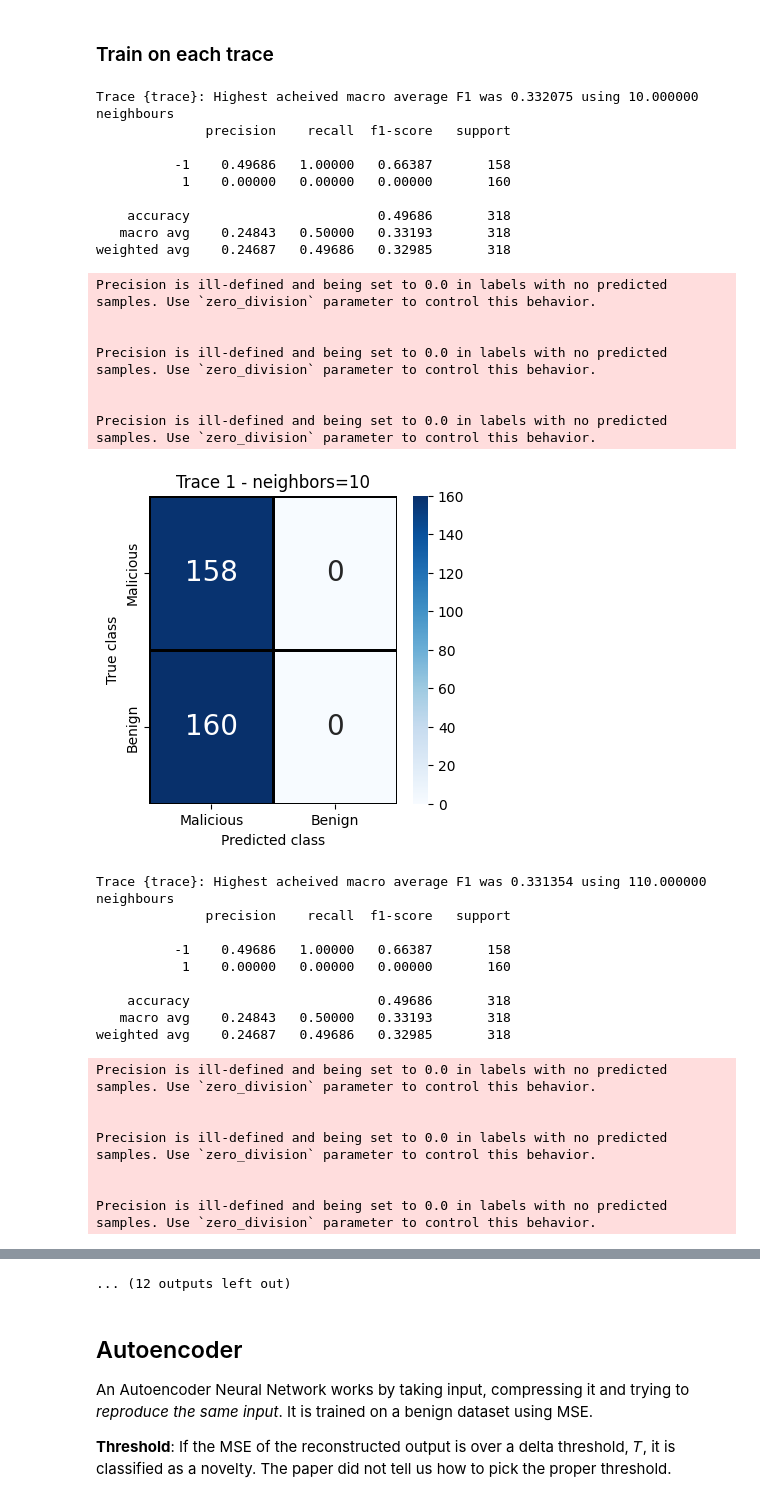
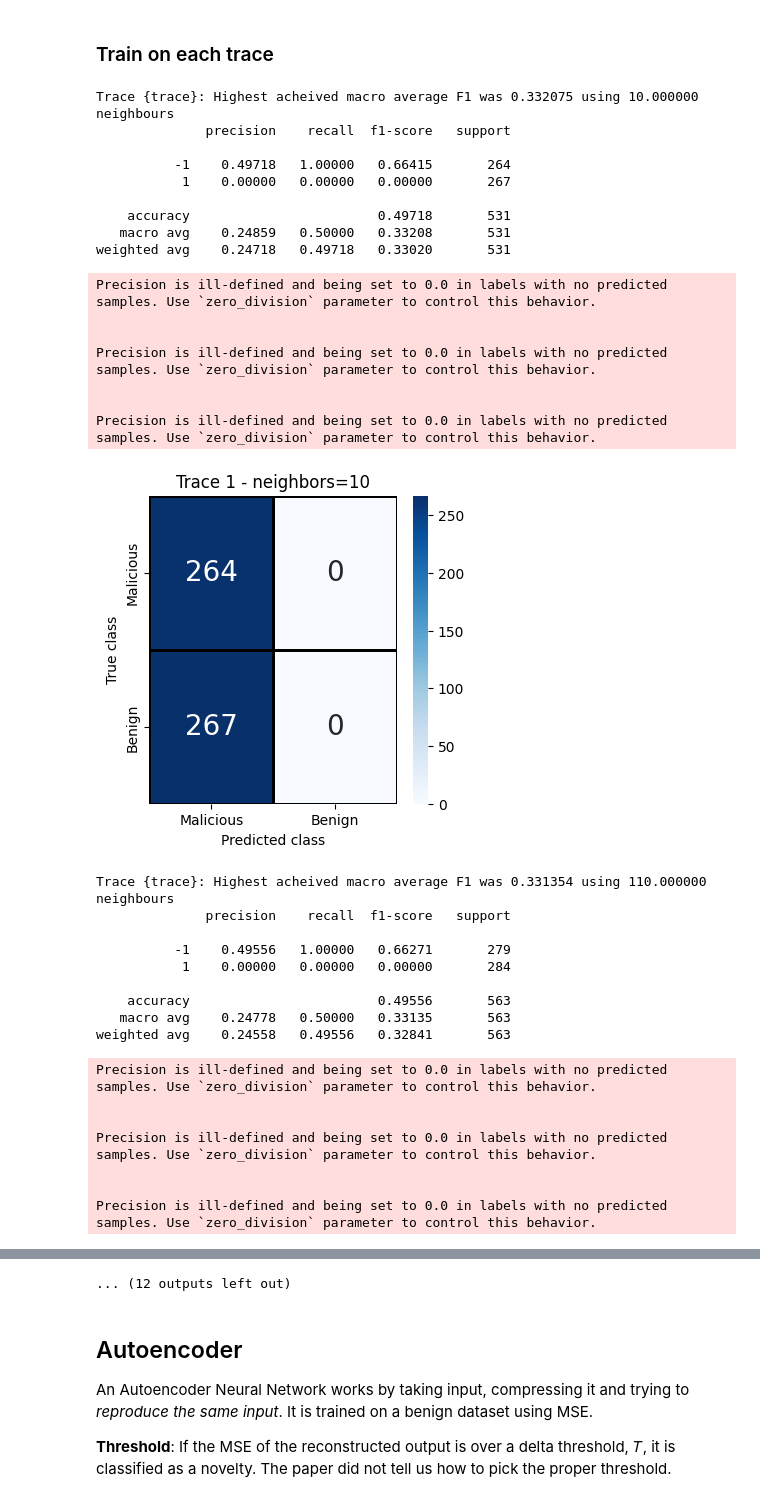
Before and after one commit to gitkeniwo/gps-spoofing-detection, a Jupyter notebook: notebooks/whelan.ipynb, the cells around one changed output, grey strips where cells are left out. Saved outputs shown, nothing was run; the diff lists cells and outputs as text; code cells hidden in the pictures.

```diff
--- a/notebooks/whelan.ipynb
+++ b/notebooks/whelan.ipynb
@@ -490,6 +477,13 @@ df_train_lof
 | 3277 | 0.926639 | 0.454571 | 0.685102 |
 3278 rows × 3 columns
 # %%
+trace = 4
+spoofed_data = data_preprocessing('../data/drive-me-not/spoofed/spoofed_trace'+str(trace)+'.csv',
+                                selected_attributes= ['GPS_lat', 'GPS_long', 'Time', 'vx', 'vy', 'ax', 'ay', 'spoofed'],
+                                trace_num=trace)
+
+spoofed_for_test = process_spoofed_data(spoofed_data, scaler, pca_train)
+
 label_lof = spoofed_for_test.label.apply(lambda x: 1 if x == 0 else -1)
 spoofed_for_test['label_lof'] = label_lof
 spoofed_for_test
@@ -525,6 +519,17 @@ neighbor_opt, fscore = optimize_LocalOutlierFactor(
     neighbors_arange=(10,3000,100)
     )
 
+lof = LocalOutlierFactor(n_neighbors=neighbor_opt,
+                        novelty=True, # novelty detection
+                        contamination=0.1, # percentage of outliers
+                        n_jobs=-1, # using all processors
+                        )
+lof.fit(df_train_lof.values)
+
+y_pred = lof.predict(spoofed_for_test[['pca-one', 'pca-two', 'pca-three']].values)
+y_true = spoofed_for_test.label_lof
+conf_matrix = metrics.confusion_matrix(y_true, y_pred)
+
 print("Highest acheived macro average F1 was %f using %f neighbours" % (fscore, neighbor_opt))
 print(metrics.classification_report(y_true, y_pred, digits=5))
 print(conf_matrix)
@@ -542,48 +567,59 @@ for trace in range(1, 9):
     spoofed_for_test = process_spoofed_data(spoofed_data, scaler, pca_train)
 
     label_lof = spoofed_for_test.label.apply(lambda x: 1 if x == 0 else -1)
     spoofed_for_test['label_lof'] = label_lof
     spoofed_for_test
 
     neighbor_opt, fscore = optimize_LocalOutlierFactor(
     df_train_lof,
     spoofed_for_test,
     neighbors_arange=(10,3000,100)
     )
 
+    lof = LocalOutlierFactor(n_neighbors=neighbor_opt,
+                        novelty=True, # novelty detection
+                        contamination=0.1, # percentage of outliers
+                        n_jobs=-1, # using all processors
+                        )
+    lof.fit(df_train_lof.values)
+
+    y_pred = lof.predict(spoofed_for_test[['pca-one', 'pca-two', 'pca-three']].values)
+    y_true = spoofed_for_test.label_lof
+    conf_matrix = metrics.confusion_matrix(y_true, y_pred)
+
     print("Trace {trace}: Highest acheived macro average F1 was %f using %f neighbours" % (fscore, neighbor_opt))
     print(metrics.classification_report(y_true, y_pred, digits=5))
 
     plot_cf_matrix(conf_matrix,
                 title=f'Trace {trace} - neighbors={neighbor_opt}',
                 path=f'../outputs/img/lof/trace{trace}_cf_matrix_neighbor_{neighbor_opt}.png')
 # %% [output]
 Trace {trace}: Highest acheived macro average F1 was 0.332075 using 10.000000 neighbours
               precision    recall  f1-score   support
 
-          -1    0.49686   1.00000   0.66387       158
-           1    0.00000   0.00000   0.00000       160
+          -1    0.49718   1.00000   0.66415       264
+           1    0.00000   0.00000   0.00000       267
 
-    accuracy                        0.49686       318
-   macro avg    0.24843   0.50000   0.33193       318
-weighted avg    0.24687   0.49686   0.32985       318
+    accuracy                        0.49718       531
+   macro avg    0.24859   0.50000   0.33208       531
+weighted avg    0.24718   0.49718   0.33020       531
 Precision is ill-defined and being set to 0.0 in labels with no predicted samples. Use `zero_division` parameter to control this behavior.
 
 
 Precision is ill-defined and being set to 0.0 in labels with no predicted samples. Use `zero_division` parameter to control this behavior.
 
 
 Precision is ill-defined and being set to 0.0 in labels with no predicted samples. Use `zero_division` parameter to control this behavior.
-[figure, old version]
+[figure, new version]
 Trace {trace}: Highest acheived macro average F1 was 0.331354 using 110.000000 neighbours
               precision    recall  f1-score   support
 
-          -1    0.49686   1.00000   0.66387       158
-           1    0.00000   0.00000   0.00000       160
+          -1    0.49556   1.00000   0.66271       279
+           1    0.00000   0.00000   0.00000       284
 
-    accuracy                        0.49686       318
-   macro avg    0.24843   0.50000   0.33193       318
-weighted avg    0.24687   0.49686   0.32985       318
+    accuracy                        0.49556       563
+   macro avg    0.24778   0.50000   0.33135       563
+weighted avg    0.24558   0.49556   0.32841       563
 Precision is ill-defined and being set to 0.0 in labels with no predicted samples. Use `zero_division` parameter to control this behavior.
 
 
```
Also changed, not shown: parts of 15 cells of this notebook.
